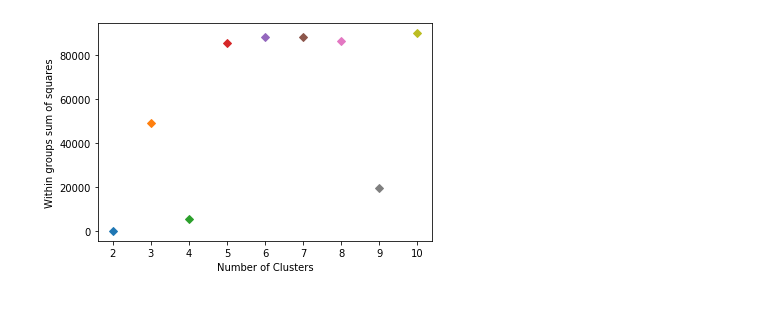
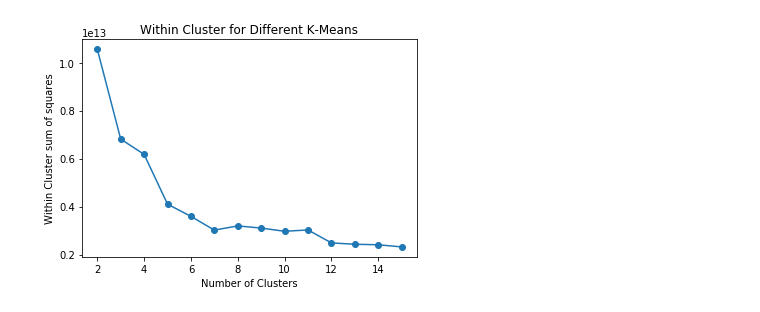
Before and after one commit to melodyyu/cogs118b-final-project, a Jupyter notebook: K_Means_Code.ipynb, the cells around one changed output. Cells and saved outputs as stored; diff of their text form; code cells hidden in the pictures.

```diff
--- a/K_Means_Code.ipynb
+++ b/K_Means_Code.ipynb
@@ -82,8 +84,8 @@ def wcss(Kmus, K, X, Rnk):
                 count_k += 1
             else:
                 continue
-        #print("Mean",k, "WCSS: ", math.sqrt(np.sum(sum_k))/count_k)
-        sum_k = math.sqrt(np.sum(sum_k))/count_k
+
+        sum_k = (np.sum(sum_k))
 
     return sum_
 # %%
@@ -156,13 +144,21 @@ def runKMeans(K, csv_filepath):
 # %%
-def plot(Range,csv_filepath):
+def wss_plot(Range,csv_filepath):
+    # using an inital arbitrary k value, compute the WSS of the data from 2-k and plot each
+    WSS_comp = []
+    k_val = []
+
     for i in range(2,Range + 1):
-        Kmus,X,Rnk = runKMeans(i,csv_filepath)
-        WCSS = wcss(Kmus,i, X, Rnk)
-        plt.plot(i, WCSS, marker='D')
+        Kmus,X,Rnk,data = runKMeans(i,csv_filepath)
+        WSS = wcss(Kmus,i, X, Rnk)
+        k_val.append(i)
+        WSS_comp.append(WSS)
+
+    plt.plot(k_val, WSS_comp, marker='o', linestyle = '-')
     plt.xlabel("Number of Clusters")
-    plt.ylabel("Within groups sum of squares")
+    plt.ylabel("Within Cluster sum of squares")
+    plt.title("Within Cluster for Different K-Means")
 # %%
-plot(10,'encoded_smartphone_data.csv')
+wss_plot(15,'encoded_smartphone_data.csv')
 # %% [output]
-[figure, old version]
+[figure, new version]
 # %%
```
Also changed, not shown: parts of 4 cells of this notebook.
